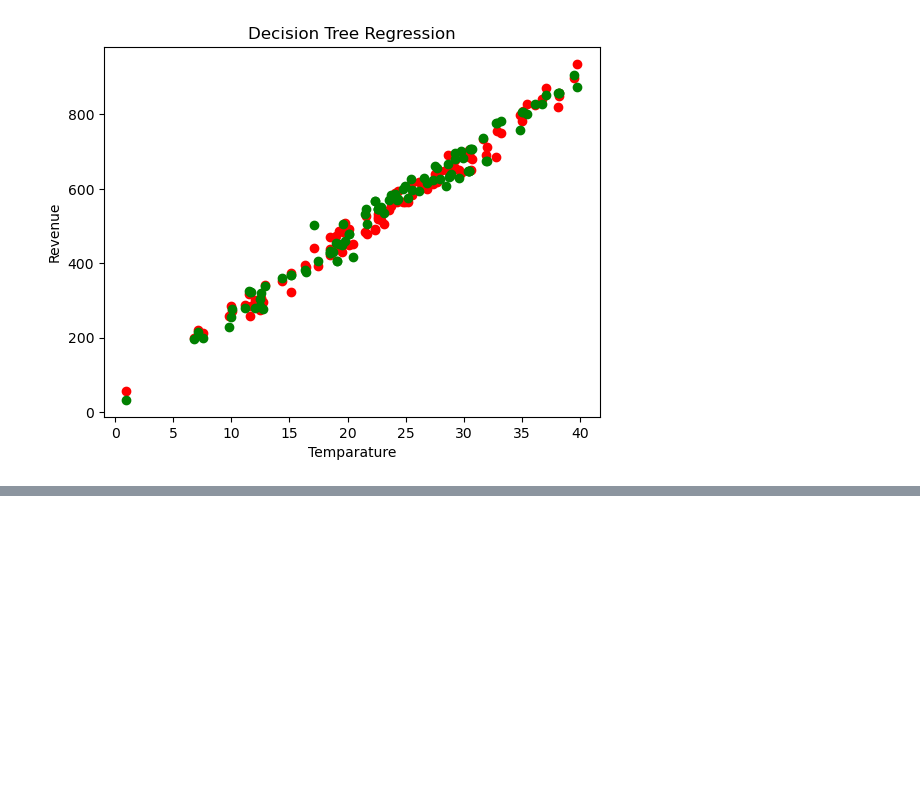
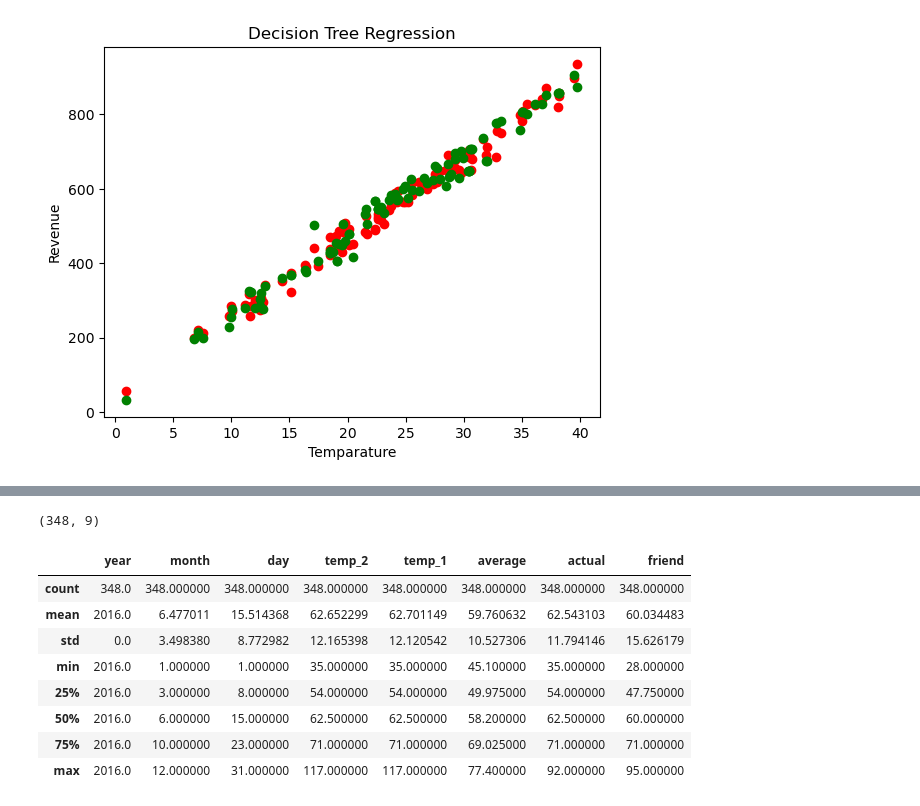
Before and after one commit to Spap123/DIG-Classes, a Jupyter notebook: 16th July Batch/rf-dt implementaion.ipynb, the cells around one changed output, grey strips where cells are left out. Saved outputs shown, nothing was run; the diff lists cells and outputs as text; code cells hidden in the pictures; blank space fills up the shorter version.

```diff
--- a/16th July Batch/rf-dt implementaion.ipynb
+++ b/16th July Batch/rf-dt implementaion.ipynb
@@ -142,0 +145,2 @@ plt.show()
+# %%
+temp = pd.read_csv('temps.csv')
@@ -142,0 +156,16 @@ plt.show()
+# %%
+print(temp.shape)
+# %% [output]
+(348, 9)
+# %%
+temp.describe()
+# %% [output]
+|  | year | month | day | temp_2 | temp_1 | average | actual | friend |
+| count | 348.0 | 348.000000 | 348.000000 | 348.000000 | 348.000000 | 348.000000 | 348.000000 | 348.000000 |
+| mean | 2016.0 | 6.477011 | 15.514368 | 62.652299 | 62.701149 | 59.760632 | 62.543103 | 60.034483 |
+| std | 0.0 | 3.498380 | 8.772982 | 12.165398 | 12.120542 | 10.527306 | 11.794146 | 15.626179 |
+| min | 2016.0 | 1.000000 | 1.000000 | 35.000000 | 35.000000 | 45.100000 | 35.000000 | 28.000000 |
+| 25% | 2016.0 | 3.000000 | 8.000000 | 54.000000 | 54.000000 | 49.975000 | 54.000000 | 47.750000 |
+| 50% | 2016.0 | 6.000000 | 15.000000 | 62.500000 | 62.500000 | 58.200000 | 62.500000 | 60.000000 |
+| 75% | 2016.0 | 10.000000 | 23.000000 | 71.000000 | 71.000000 | 69.025000 | 71.000000 | 71.000000 |
+| max | 2016.0 | 12.000000 | 31.000000 | 117.000000 | 117.000000 | 77.400000 | 92.000000 | 95.000000 |
```
Also changed, not shown: parts of 14 cells of this notebook.
